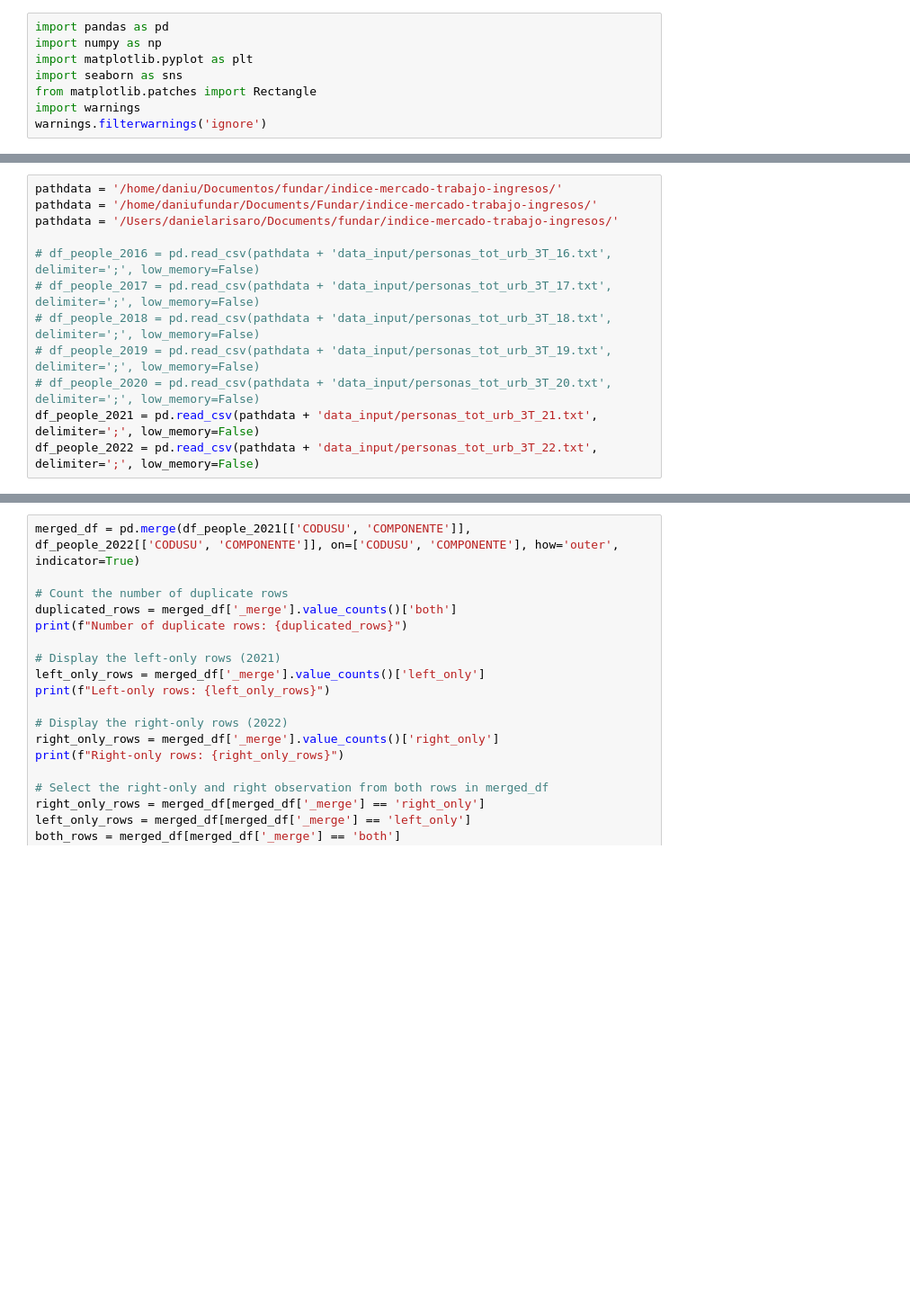
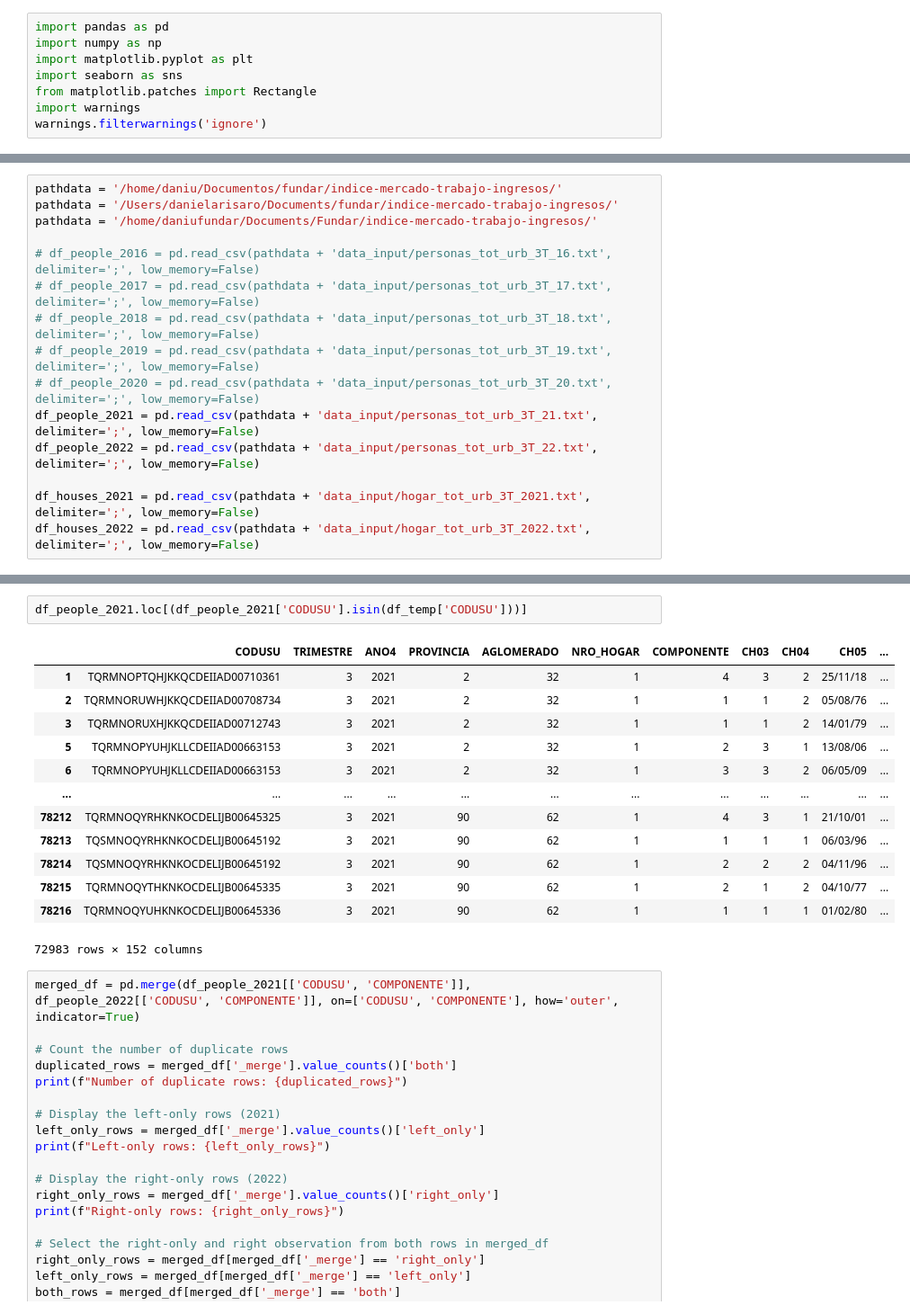
Before and after one commit to datos-Fundar/indice-mercado-trabajo-ingresos, a Jupyter notebook: scripts/04_chequeo_EPH.ipynb, the cells around one changed output, grey strips where cells are left out. Shown: that part at 90% size. Cells and saved outputs as stored; diff of their text form; blank space fills up the shorter version.

```diff
--- a/scripts/04_chequeo_EPH.ipynb
+++ b/scripts/04_chequeo_EPH.ipynb
@@ -29,8 +29,8 @@ fundar_white = '#F5F5F5'
 fundar_black = '#151515'
 # %%
 pathdata = '/home/daniu/Documentos/fundar/indice-mercado-trabajo-ingresos/'
+pathdata = '/Users/danielarisaro/Documents/fundar/indice-mercado-trabajo-ingresos/'
 pathdata = '/home/daniufundar/Documents/Fundar/indice-mercado-trabajo-ingresos/'
-pathdata = '/Users/danielarisaro/Documents/fundar/indice-mercado-trabajo-ingresos/'
 
 # df_people_2016 = pd.read_csv(pathdata + 'data_input/personas_tot_urb_3T_16.txt', delimiter=';', low_memory=False)
 # df_people_2017 = pd.read_csv(pathdata + 'data_input/personas_tot_urb_3T_17.txt', delimiter=';', low_memory=False)
@@ -39,3 +39,6 @@ pathdata = '/Users/danielarisaro/Documents/fundar/indice-mercado-trabajo-ingreso
 # df_people_2020 = pd.read_csv(pathdata + 'data_input/personas_tot_urb_3T_20.txt', delimiter=';', low_memory=False)
 df_people_2021 = pd.read_csv(pathdata + 'data_input/personas_tot_urb_3T_21.txt', delimiter=';', low_memory=False)
 df_people_2022 = pd.read_csv(pathdata + 'data_input/personas_tot_urb_3T_22.txt', delimiter=';', low_memory=False)
+
+df_houses_2021 = pd.read_csv(pathdata + 'data_input/hogar_tot_urb_3T_2021.txt', delimiter=';', low_memory=False)
+df_houses_2022 = pd.read_csv(pathdata + 'data_input/hogar_tot_urb_3T_2022.txt', delimiter=';', low_memory=False)
@@ -42,3 +107,19 @@ df_people_2022 = pd.read_csv(pathdata + 'data_input/personas_tot_urb_3T_22.txt',
+# %%
+df_people_2021.loc[(df_people_2021['CODUSU'].isin(df_temp['CODUSU']))]
+# %% [output]
+|  | CODUSU | TRIMESTRE | ANO4 | PROVINCIA | AGLOMERADO | NRO_HOGAR | COMPONENTE | CH03 | CH04 | CH05 | ... |
+| 1 | TQRMNOPTQHJKKQCDEIIAD00710361 | 3 | 2021 | 2 | 32 | 1 | 4 | 3 | 2 | 25/11/18 | ... |
+| 2 | TQRMNORUWHJKKQCDEIIAD00708734 | 3 | 2021 | 2 | 32 | 1 | 1 | 1 | 2 | 05/08/76 | ... |
+| 3 | TQRMNORUXHJKKQCDEIIAD00712743 | 3 | 2021 | 2 | 32 | 1 | 1 | 1 | 2 | 14/01/79 | ... |
+| 5 | TQRMNOPYUHJKLLCDEIIAD00663153 | 3 | 2021 | 2 | 32 | 1 | 2 | 3 | 1 | 13/08/06 | ... |
+| 6 | TQRMNOPYUHJKLLCDEIIAD00663153 | 3 | 2021 | 2 | 32 | 1 | 3 | 3 | 2 | 06/05/09 | ... |
+| ... | ... | ... | ... | ... | ... | ... | ... | ... | ... | ... | ... |
+| 78212 | TQRMNOQYRHKNKOCDELIJB00645325 | 3 | 2021 | 90 | 62 | 1 | 4 | 3 | 1 | 21/10/01 | ... |
+| 78213 | TQSMNOQYRHKNKOCDELIJB00645192 | 3 | 2021 | 90 | 62 | 1 | 1 | 1 | 1 | 06/03/96 | ... |
+| 78214 | TQSMNOQYRHKNKOCDELIJB00645192 | 3 | 2021 | 90 | 62 | 1 | 2 | 2 | 2 | 04/11/96 | ... |
+| 78215 | TQRMNOQYTHKNKOCDELIJB00645335 | 3 | 2021 | 90 | 62 | 1 | 2 | 1 | 2 | 04/10/77 | ... |
+| 78216 | TQRMNOQYUHKNKOCDELIJB00645336 | 3 | 2021 | 90 | 62 | 1 | 1 | 1 | 1 | 01/02/80 | ... |
+72983 rows × 152 columns
 # %%
 merged_df = pd.merge(df_people_2021[['CODUSU', 'COMPONENTE']], df_people_2022[['CODUSU', 'COMPONENTE']], on=['CODUSU', 'COMPONENTE'], how='outer', indicator=True)
 
```
Also changed, not shown: parts of 17 cells of this notebook, 9 other files.
